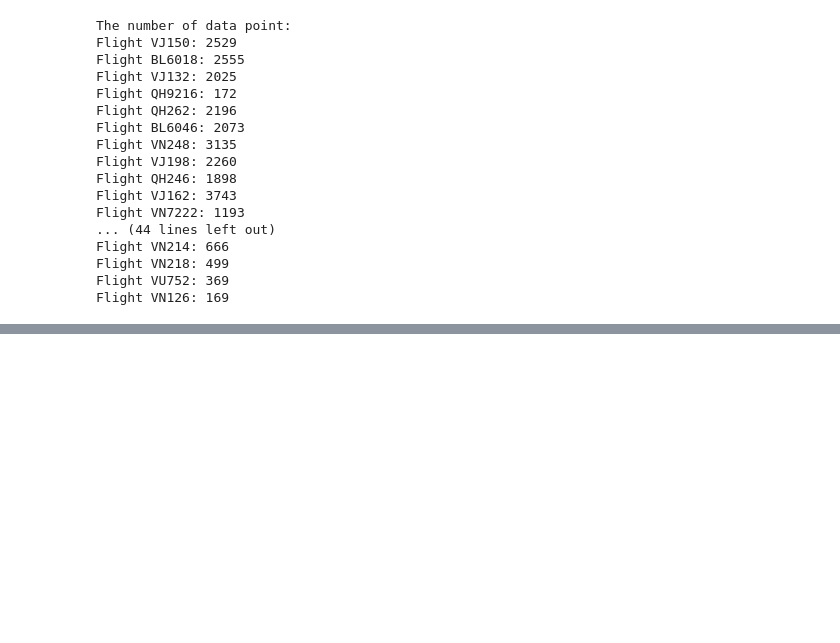
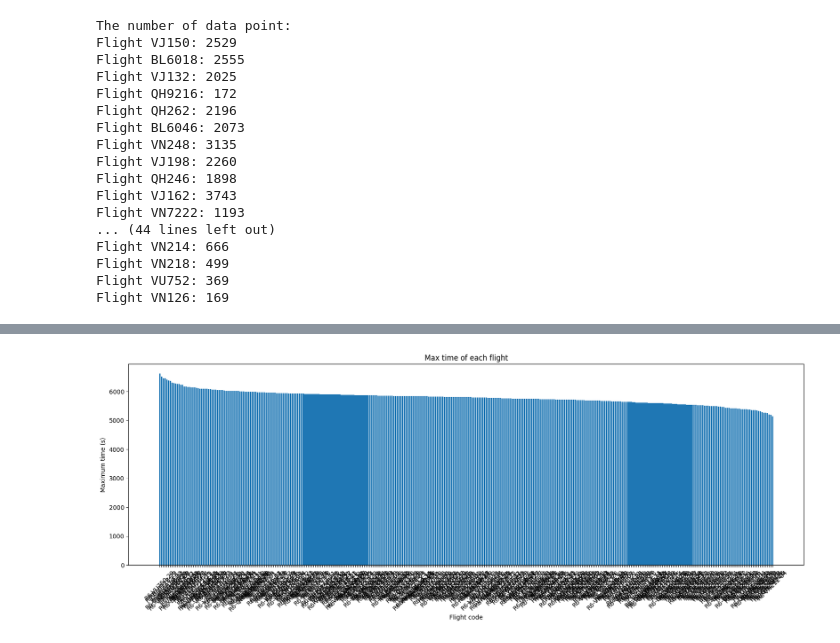
Before and after one commit to AnVuTrong/flight_prediction, a Jupyter notebook: notebook/eda.ipynb, the cells around one changed output, grey strips where cells are left out. Saved outputs shown, nothing was run; the diff lists cells and outputs as text; code cells hidden in the pictures; blank space fills up the shorter version.

```diff
--- a/notebook/eda.ipynb
+++ b/notebook/eda.ipynb
@@ -83,0 +184,16 @@ raw[raw['Ac_code']=='VJ6018']
+# %%
+def remove_unreasonable_time(df, max_threshold=10000, min_flight_time=4000):
+    # Remove rows with Time_step greater than max_threshold
+    cleaned_df = df[df['Time_step'] < max_threshold]
+
+    # Identify flights with maximum Time_step less than min_flight_time
+    flights_to_remove = cleaned_df.groupby('Ac_id')['Time_step'].max() < min_flight_time
+    id_to_remove = flights_to_remove[flights_to_remove].index
+
+    # Remove these flights from the cleaned dataframe
+    cleaned_df = cleaned_df[~cleaned_df['Ac_id'].isin(id_to_remove)]
+
+    return cleaned_df
+
+cleaned = remove_unreasonable_time(raw, max_threshold=10000)
+cleaned
@@ -83,0 +214,3 @@ raw[raw['Ac_code']=='VJ6018']
+# %%
+test_time_step = cleaned.groupby('Ac_id')['Time_step'].max().reset_index().sort_values('Time_step', ascending=False)
+test_time_step
@@ -83,0 +248,12 @@ raw[raw['Ac_code']=='VJ6018']
+# %%
+# Histogram of timestep
+plt.figure(figsize=(20, 6))
+plt.bar(test_time_step['Ac_id'], test_time_step['Time_step'])
+plt.title('Max time of each flight')
+plt.xticks(rotation=45)
+plt.xlabel('Flight code')
+plt.yticks(minor=True)
+plt.ylabel('Maximum time (s)')
+plt.show()
+# %% [output]
+[figure, added]
```
Also changed, not shown: parts of 12 cells of this notebook, 2 other files.
